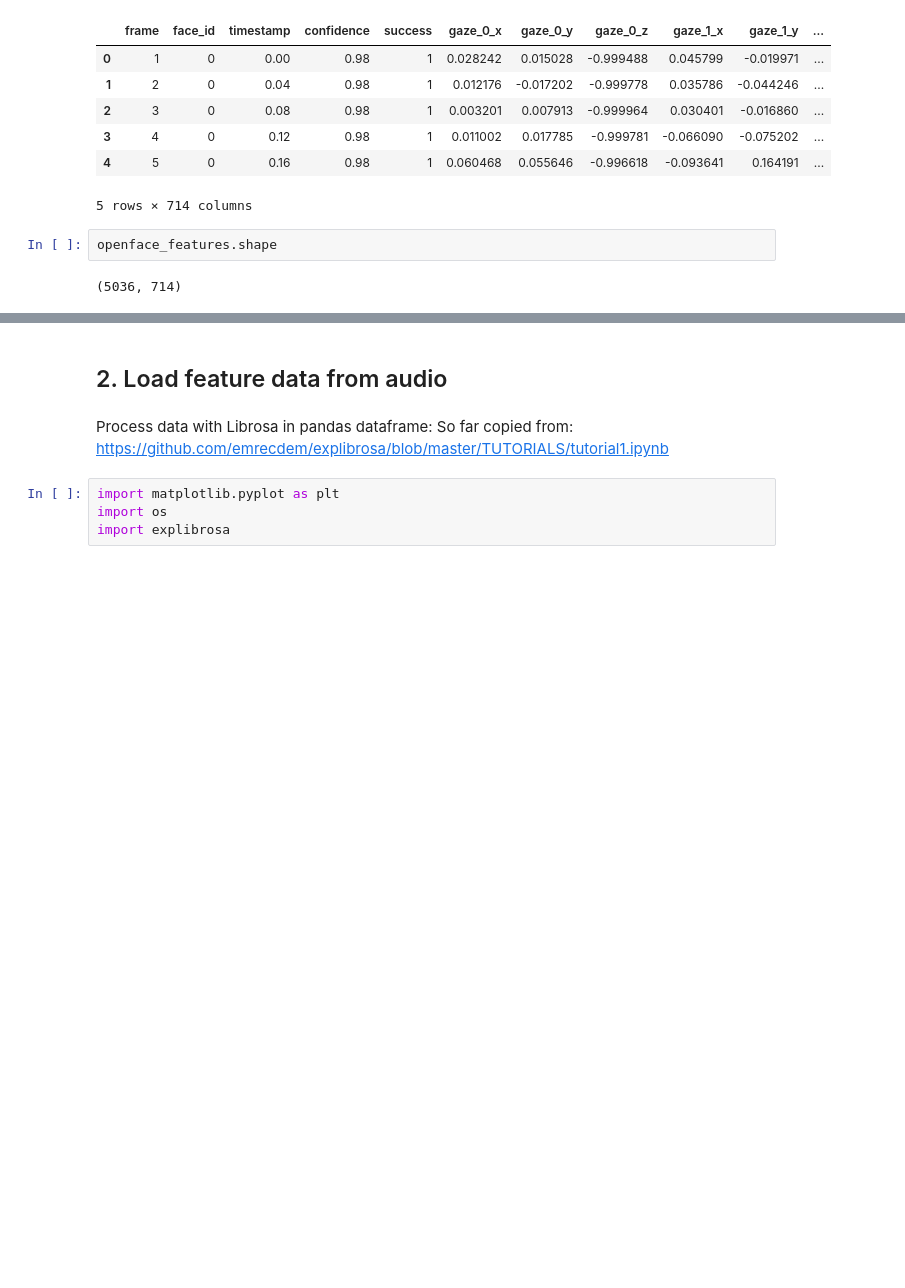
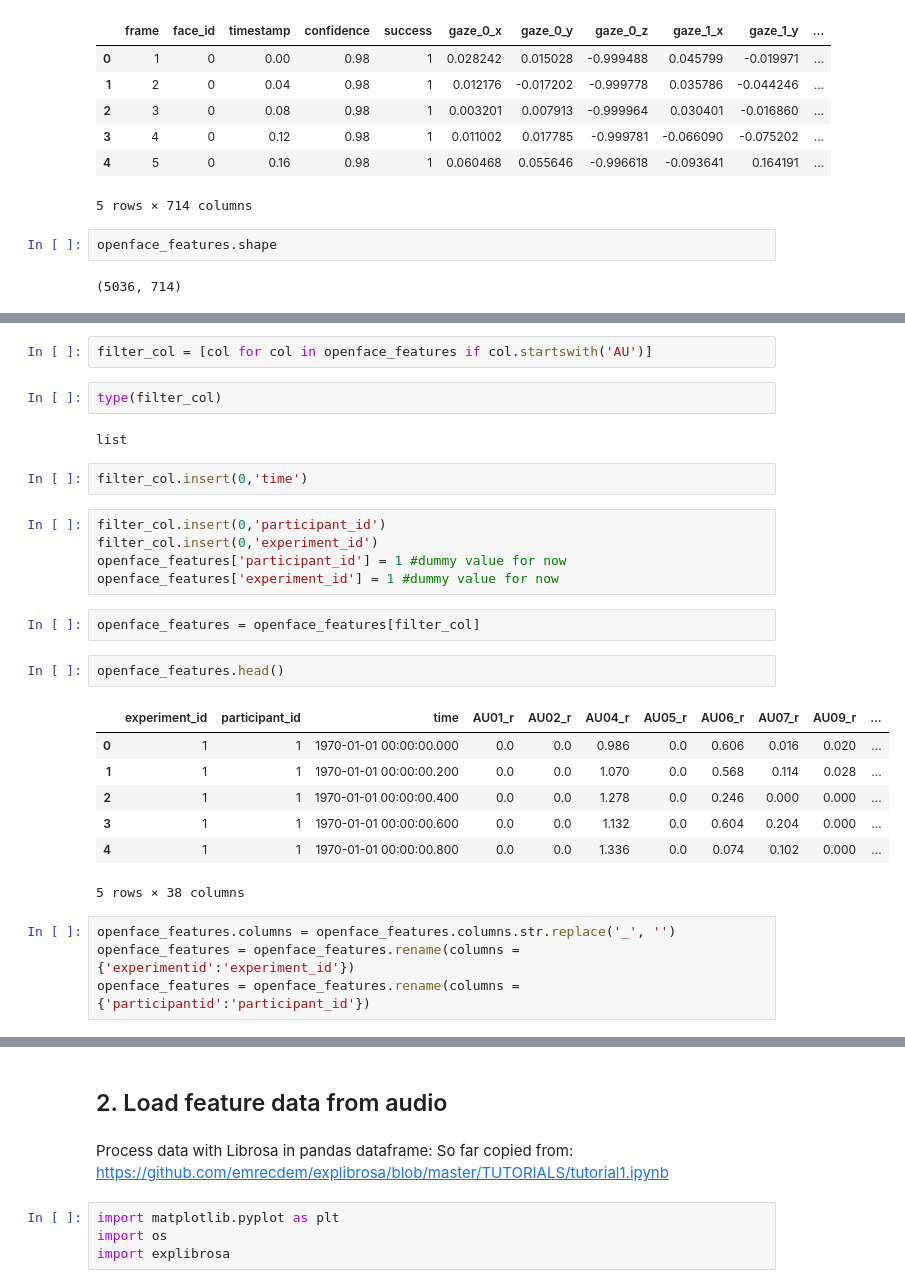
Before and after one commit to emrecdem/emrecdem-framework, a Jupyter notebook: notebooks/Load time series and store in database.ipynb, the cells around one changed output, grey strips where cells are left out. Cells and saved outputs as stored; diff of their text form; blank space fills up the shorter version.

```diff
--- a/notebooks/Load time series and store in database.ipynb
+++ b/notebooks/Load time series and store in database.ipynb
@@ -86,3 +86,32 @@ openface_features = downsample(openface_features,res = '0.2S')
+# %%
+filter_col = [col for col in openface_features if col.startswith('AU')]
+# %%
+type(filter_col)
+# %% [output]
+list
+# %%
+filter_col.insert(0,'time')
+# %%
+filter_col.insert(0,'participant_id')
+filter_col.insert(0,'experiment_id')
+openface_features['participant_id'] = 1 #dummy value for now
+openface_features['experiment_id'] = 1 #dummy value for now
+# %%
+openface_features = openface_features[filter_col]
+# %%
+openface_features.head()
+# %% [output]
+|  | experiment_id | participant_id | time | AU01_r | AU02_r | AU04_r | AU05_r | AU06_r | AU07_r | AU09_r | ... |
+| 0 | 1 | 1 | 1970-01-01 00:00:00.000 | 0.0 | 0.0 | 0.986 | 0.0 | 0.606 | 0.016 | 0.020 | ... |
+| 1 | 1 | 1 | 1970-01-01 00:00:00.200 | 0.0 | 0.0 | 1.070 | 0.0 | 0.568 | 0.114 | 0.028 | ... |
+| 2 | 1 | 1 | 1970-01-01 00:00:00.400 | 0.0 | 0.0 | 1.278 | 0.0 | 0.246 | 0.000 | 0.000 | ... |
+| 3 | 1 | 1 | 1970-01-01 00:00:00.600 | 0.0 | 0.0 | 1.132 | 0.0 | 0.604 | 0.204 | 0.000 | ... |
+| 4 | 1 | 1 | 1970-01-01 00:00:00.800 | 0.0 | 0.0 | 1.336 | 0.0 | 0.074 | 0.102 | 0.000 | ... |
+5 rows × 38 columns
+# %%
+openface_features.columns = openface_features.columns.str.replace('_', '')
+openface_features = openface_features.rename(columns = {'experimentid':'experiment_id'})
+openface_features = openface_features.rename(columns = {'participantid':'participant_id'})
 # %%
 openface_features.head()
 # %% [output]
```
Also changed, not shown: parts of 23 cells of this notebook.
